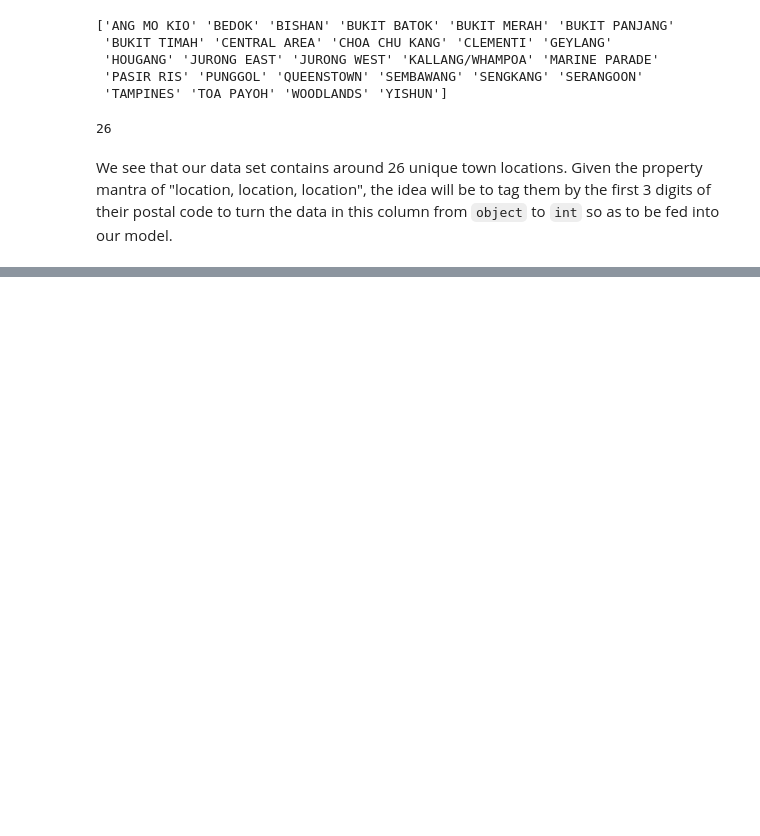
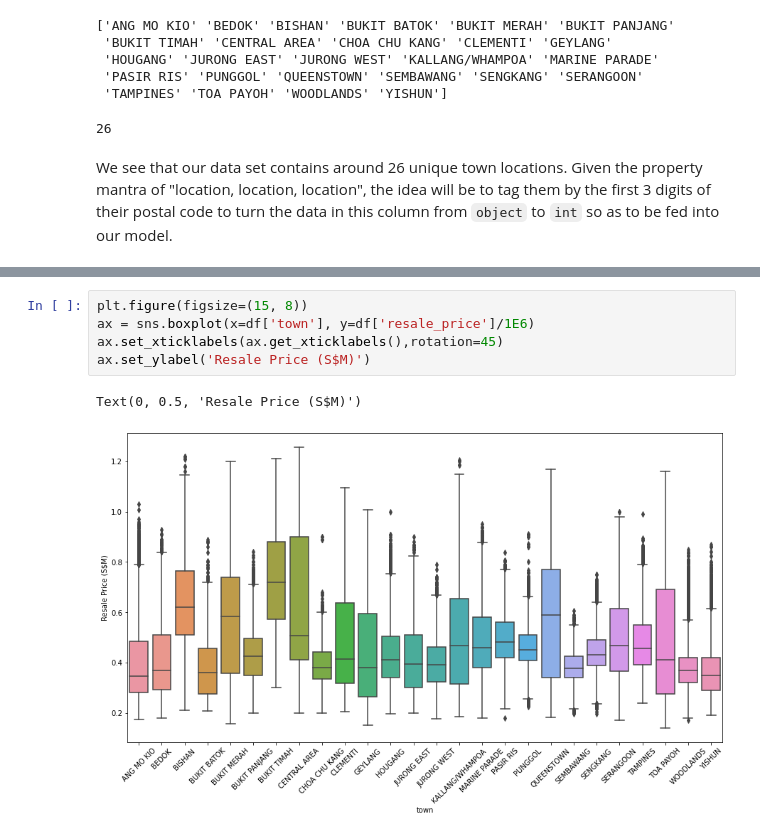
Before and after one commit to hanweiz/HDB_Resale, a Jupyter notebook: HDB.ipynb, the cells around one changed output, grey strips where cells are left out. Drawn from its saved outputs; the diff is of its cells as text; blank space fills up the shorter version.

```diff
--- a/HDB.ipynb
+++ b/HDB.ipynb
@@ -148,0 +168,8 @@ We see that our data set contains around 26 unique town locations. Given the pro
+# %%
+plt.figure(figsize=(15, 8))
+ax = sns.boxplot(x=df['town'], y=df['resale_price']/1E6)
+ax.set_xticklabels(ax.get_xticklabels(),rotation=45)
+ax.set_ylabel('Resale Price (S$M)')
+# %% [output]
+Text(0, 0.5, 'Resale Price (S$M)')
+[figure, added]
```
Also changed, not shown: parts of 5 cells of this notebook, 1 other file.
